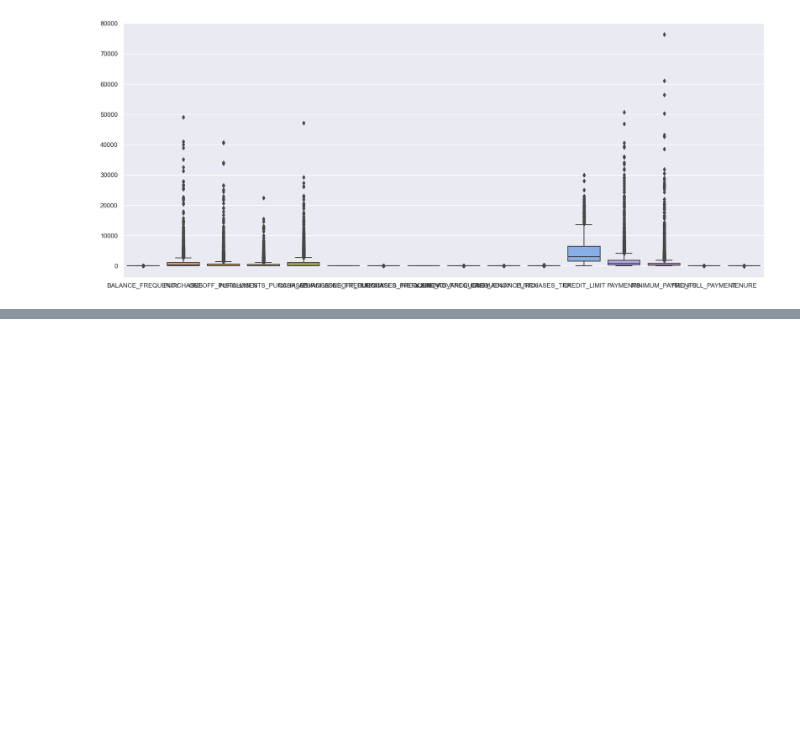
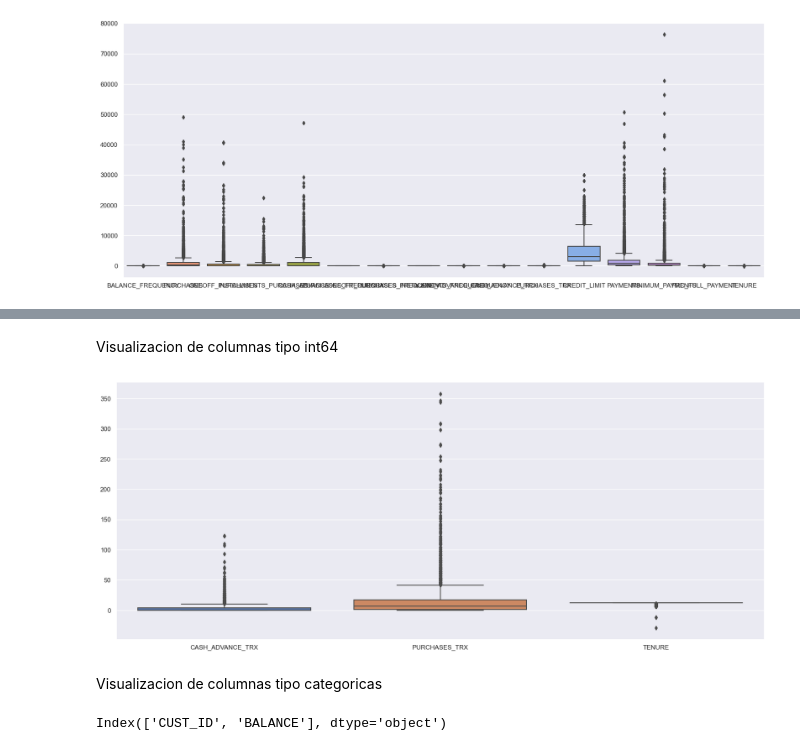
Before and after one commit to ISIS-3301-Business-Inteligence-2024-10/Lab-1, a Jupyter notebook: src/main.ipynb, the cells around one changed output, grey strips where cells are left out. Saved outputs shown, nothing was run; the diff lists cells and outputs as text; code cells hidden in the pictures; blank space fills up the shorter version.

```diff
--- a/src/main.ipynb
+++ b/src/main.ipynb
@@ -100,0 +118,14 @@ ax = sns.boxplot(data=data, orient="v")
+# %% [markdown]
+Visualizacion de columnas tipo int64
+# %%
+fig = plt.figure(figsize=(20, 8))
+ax = sns.boxplot(data=data[int_cols], orient="v")
+# %% [output]
+[figure, added]
+# %% [markdown]
+Visualizacion de columnas tipo categoricas
+# %%
+ # Datos categoricos
+categoric_cols
+# %% [output]
+Index(['CUST_ID', 'BALANCE'], dtype='object')
```
Also changed, not shown: parts of 17 cells of this notebook, 1 other file.
